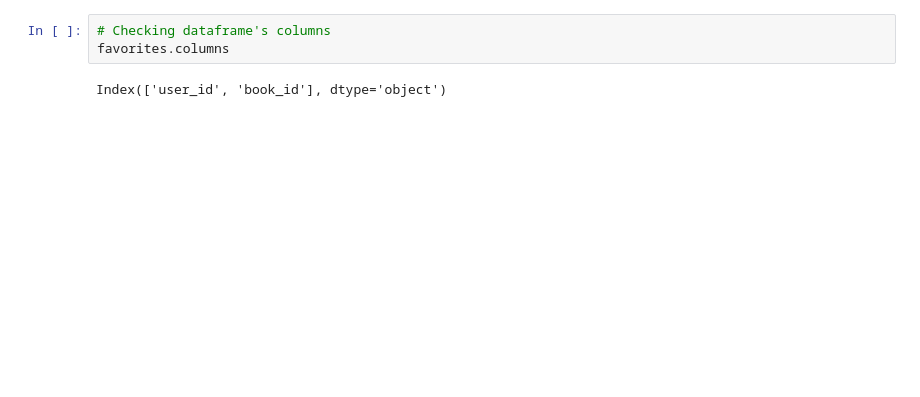
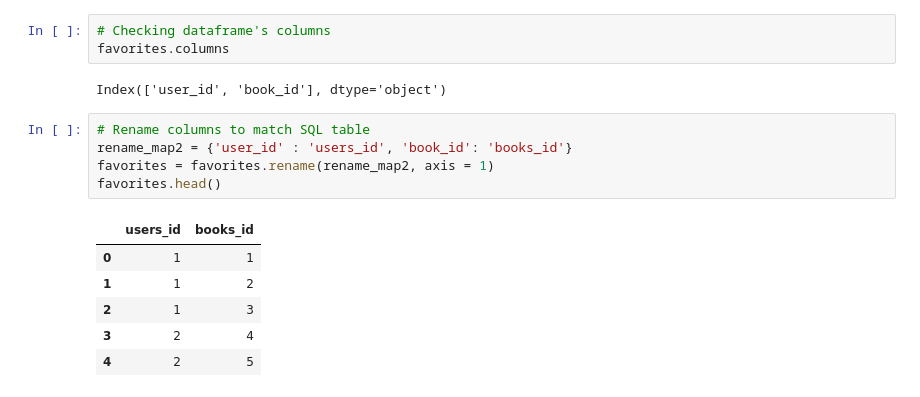
Before and after one commit to JoshTorre/Books-, a Jupyter notebook: Books.ipynb, the cells around one changed output. Cells and saved outputs as stored; diff of their text form; blank space fills up the shorter version.

```diff
--- a/Books.ipynb
+++ b/Books.ipynb
@@ -119,3 +123,15 @@ array(['books_id', 'books_authors_ id', 'users_id'], dtype=object)
 favorites.columns
 # %% [output]
 Index(['user_id', 'book_id'], dtype='object')
+# %%
+# Rename columns to match SQL table
+rename_map2 = {'user_id' : 'users_id', 'book_id': 'books_id'}
+favorites = favorites.rename(rename_map2, axis = 1)
+favorites.head()
+# %% [output]
+|  | users_id | books_id |
+| 0 | 1 | 1 |
+| 1 | 1 | 2 |
+| 2 | 1 | 3 |
+| 3 | 2 | 4 |
+| 4 | 2 | 5 |
```
Also changed, not shown: parts of 27 cells of this notebook, 3 other files.
